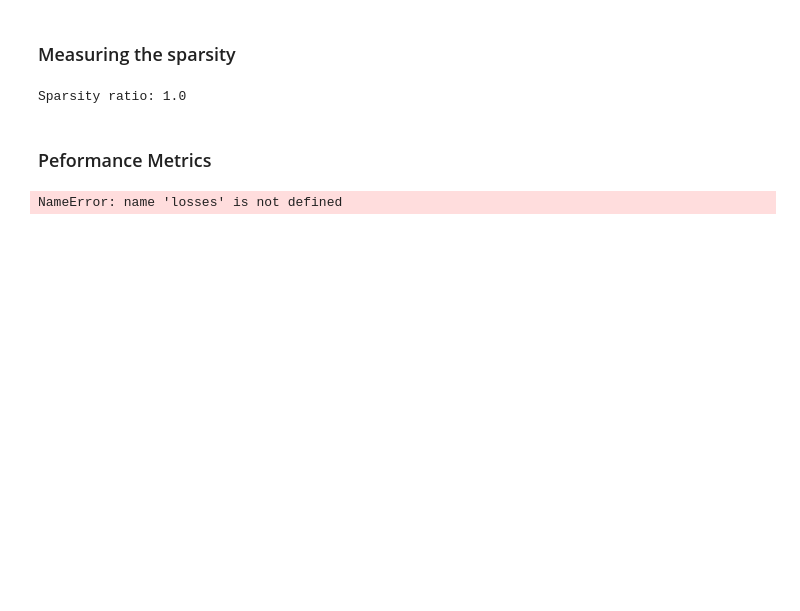
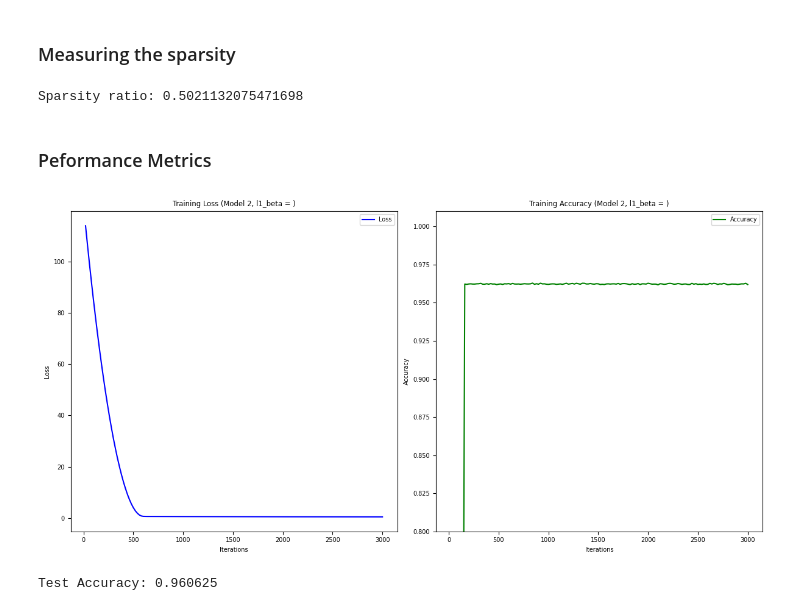
Before and after one commit to adampotton/Cognitive_AI_CW, a Jupyter notebook: Q2A_LSTM_BI_1.ipynb, the cells around one changed output. Cells and saved outputs as stored; diff of their text form; code cells hidden in the pictures; blank space fills up the shorter version.

```diff
--- a/Q2A_LSTM_BI_1.ipynb
+++ b/Q2A_LSTM_BI_1.ipynb
@@ -68,7 +68,7 @@ Target has shape (SeqLen, Batch) = (50, 32)
 # %%
 iter_steps = 3000 # Training loops
 report_freq = 100 # How often a report on is returned
-l1_beta = 0.75 # Sparsity control
+l1_beta = 0.1 # Sparsity control
 
 net = LSTMNet(input_size, config['hidden_size'], output_size, num_lstm_layers = 2) # Create an instance of the LSTM
 
@@ -129,12 +142,12 @@ total_params = 0
 for param in net.parameters():
     if param.requires_grad:
         total_params += param.numel()
-        sparsity += torch.sum(param <= 0.001).item()
+        sparsity += torch.sum(param <= 0.0000001).item()
 
 sparsity_ratio = sparsity / total_params
 print('Sparsity ratio:', sparsity_ratio)
 # %% [output]
-Sparsity ratio: 1.0
+Sparsity ratio: 0.5021132075471698
 # %% [markdown]
 ### Peformance Metrics
 # %%
@@ -142,37 +155,37 @@ avg_losses = []
 avg_accuracies = []
 report_freq = 20
 for i in range(report_freq - 1, len(losses), report_freq):
     avg_losses.append(sum(losses[i-report_freq+1:i+1]) / report_freq)
     avg_accuracies.append(sum(accuracies[i-report_freq+1:i+1]) / report_freq)
 
 iterations = range(report_freq, len(losses) + 1, report_freq)
 
 import matplotlib.pyplot as plt
 plt.rcParams['font.family'] = 'sans-serif'
 plt.rcParams['font.sans-serif'] = ['DejaVu Sans']
 
 # Plot Loss
 plt.figure(figsize=(12, 6))
 plt.subplot(1, 2, 1)
 plt.plot(iterations, avg_losses, label='Loss', color='blue')
 plt.xlabel('Iterations')
 plt.ylabel('Loss')
-plt.title('Training Loss')
+plt.title('Training Loss (Model 2, l1_beta = )')
 plt.legend()
 
 # Plot Accuracy
 plt.subplot(1, 2, 2)
 plt.plot(iterations, avg_accuracies, label='Accuracy', color='green')
 plt.xlabel('Iterations')
 plt.ylabel('Accuracy')
-plt.ylim(0.8, 1.05)
-plt.title('Training Accuracy')
+plt.ylim(0.8, 1.01)
+plt.title('Training Accuracy (Model 2, l1_beta = )')
 plt.legend()
 
 plt.tight_layout()
 plt.show()
 # %% [output]
-NameError: name 'losses' is not defined
+[figure, added]
 # %%
 env = dataset.env # Reset environment
 env.reset(no_step=True)
@@ -191,3 +204,5 @@ for i in range(500):
         test_accs.append(test_acc)
 
 print('Test Accuracy:', np.mean(test_accs))
+# %% [output]
+Test Accuracy: 0.960625
```
Also changed, not shown: parts of 1 cell of this notebook.
